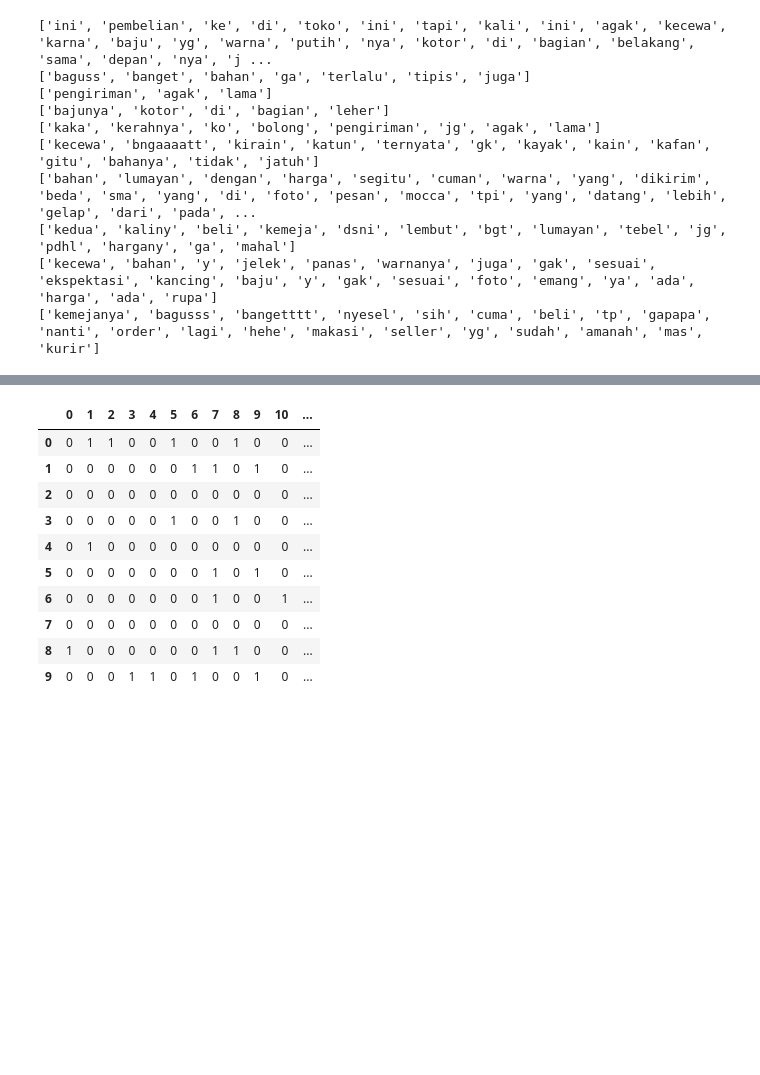
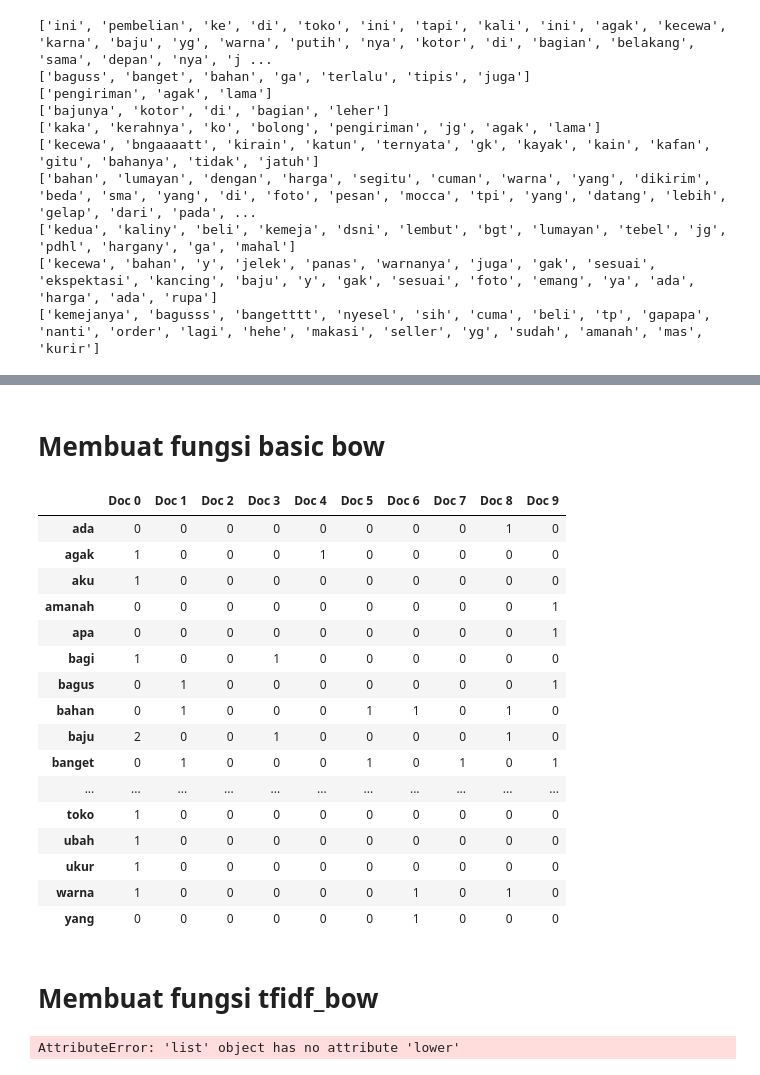
Before and after one commit to imkzuma/Introduction-to-multimedia-data-processing, a Jupyter notebook: tugas1/main.ipynb, the cells around one changed output, grey strips where cells are left out. Saved outputs shown, nothing was run; the diff lists cells and outputs as text; code cells hidden in the pictures; blank space fills up the shorter version.

```diff
--- a/tugas1/main.ipynb
+++ b/tugas1/main.ipynb
@@ -237,27 +290,54 @@ kemeja bagus banget nyesel sih cuma beli tidak apa order terima kasih seller sud
+# %% [markdown]
+# Membuat fungsi basic bow
+# %%
+# term document matrix basic bow
+
+def basic_bow(text):
+    wordList = create_word_list(text)
+    wordList = sorted(wordList)
+
+    bow = np.zeros((len(stem), len(wordList)) , dtype=int)
+
+    for i, key in enumerate(stem):
+        for word in key:
+            bow[i][wordList.index(word)] += 1
+
+    bow = pd.DataFrame(bow, columns=wordList, index=["Doc {}".format(i) for i in range(len(text))])
+
+    return bow
+
+bow = basic_bow(stem)
+bow.T
+# %% [output]
+|  | Doc 0 | Doc 1 | Doc 2 | Doc 3 | Doc 4 | Doc 5 | Doc 6 | Doc 7 | Doc 8 | Doc 9 |
+| ada | 0 | 0 | 0 | 0 | 0 | 0 | 0 | 0 | 1 | 0 |
+| agak | 1 | 0 | 0 | 0 | 1 | 0 | 0 | 0 | 0 | 0 |
+| aku | 1 | 0 | 0 | 0 | 0 | 0 | 0 | 0 | 0 | 0 |
+| amanah | 0 | 0 | 0 | 0 | 0 | 0 | 0 | 0 | 0 | 1 |
+| apa | 0 | 0 | 0 | 0 | 0 | 0 | 0 | 0 | 0 | 1 |
+| bagi | 1 | 0 | 0 | 1 | 0 | 0 | 0 | 0 | 0 | 0 |
+| bagus | 0 | 1 | 0 | 0 | 0 | 0 | 0 | 0 | 0 | 1 |
+| bahan | 0 | 1 | 0 | 0 | 0 | 1 | 1 | 0 | 1 | 0 |
+| baju | 2 | 0 | 0 | 1 | 0 | 0 | 0 | 0 | 1 | 0 |
+| banget | 0 | 1 | 0 | 0 | 0 | 1 | 0 | 1 | 0 | 1 |
+| ... | ... | ... | ... | ... | ... | ... | ... | ... | ... | ... |
+| toko | 1 | 0 | 0 | 0 | 0 | 0 | 0 | 0 | 0 | 0 |
+| ubah | 1 | 0 | 0 | 0 | 0 | 0 | 0 | 0 | 0 | 0 |
+| ukur | 1 | 0 | 0 | 0 | 0 | 0 | 0 | 0 | 0 | 0 |
+| warna | 1 | 0 | 0 | 0 | 0 | 0 | 1 | 0 | 1 | 0 |
+| yang | 0 | 0 | 0 | 0 | 0 | 0 | 1 | 0 | 0 | 0 |
+# %% [markdown]
+# Membuat fungsi tfidf_bow
 # %%
-from sklearn.feature_extraction.text import CountVectorizer
+#term document matrix tfidf bow
+from sklearn.feature_extraction.text import TfidfVectorizer
 
-pd.set_option('display.max_columns', None)
-pd.set_option('display.max_rows', None)
-pd.set_option('display.max_colwidth', None)
-
-#term document matrix one hot encoding
-def one_hot_encoding(text):
-    cv = CountVectorizer(binary=True)
+def tfidf_bow(text):
+    cv = TfidfVectorizer()
     cv.fit(text)
     return cv.transform(text).toarray()
 
-one_hot = pd.DataFrame(one_hot_encoding(stem))
-one_hot
+tfidf_bow = pd.DataFrame(tfidf_bow(stem))
+tfidf_bow.T
 # %% [output]
-|  | 0 | 1 | 2 | 3 | 4 | 5 | 6 | 7 | 8 | 9 | 10 | ... |
-| 0 | 0 | 1 | 1 | 0 | 0 | 1 | 0 | 0 | 1 | 0 | 0 | ... |
-| 1 | 0 | 0 | 0 | 0 | 0 | 0 | 1 | 1 | 0 | 1 | 0 | ... |
-| 2 | 0 | 0 | 0 | 0 | 0 | 0 | 0 | 0 | 0 | 0 | 0 | ... |
-| 3 | 0 | 0 | 0 | 0 | 0 | 1 | 0 | 0 | 1 | 0 | 0 | ... |
-| 4 | 0 | 1 | 0 | 0 | 0 | 0 | 0 | 0 | 0 | 0 | 0 | ... |
-| 5 | 0 | 0 | 0 | 0 | 0 | 0 | 0 | 1 | 0 | 1 | 0 | ... |
-| 6 | 0 | 0 | 0 | 0 | 0 | 0 | 0 | 1 | 0 | 0 | 1 | ... |
-| 7 | 0 | 0 | 0 | 0 | 0 | 0 | 0 | 0 | 0 | 0 | 0 | ... |
-| 8 | 1 | 0 | 0 | 0 | 0 | 0 | 0 | 1 | 1 | 0 | 0 | ... |
-| 9 | 0 | 0 | 0 | 1 | 1 | 0 | 1 | 0 | 0 | 1 | 0 | ... |
+AttributeError: 'list' object has no attribute 'lower'
```
Also changed, not shown: parts of 18 cells of this notebook.
